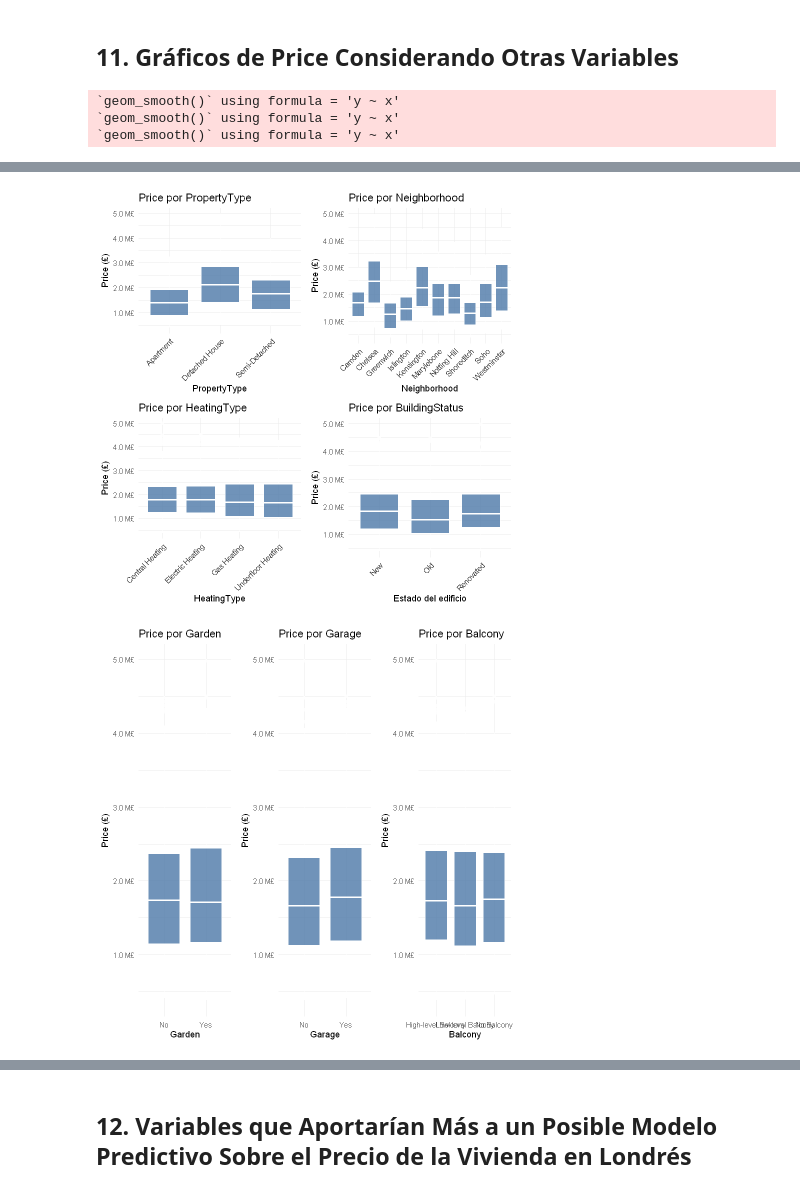
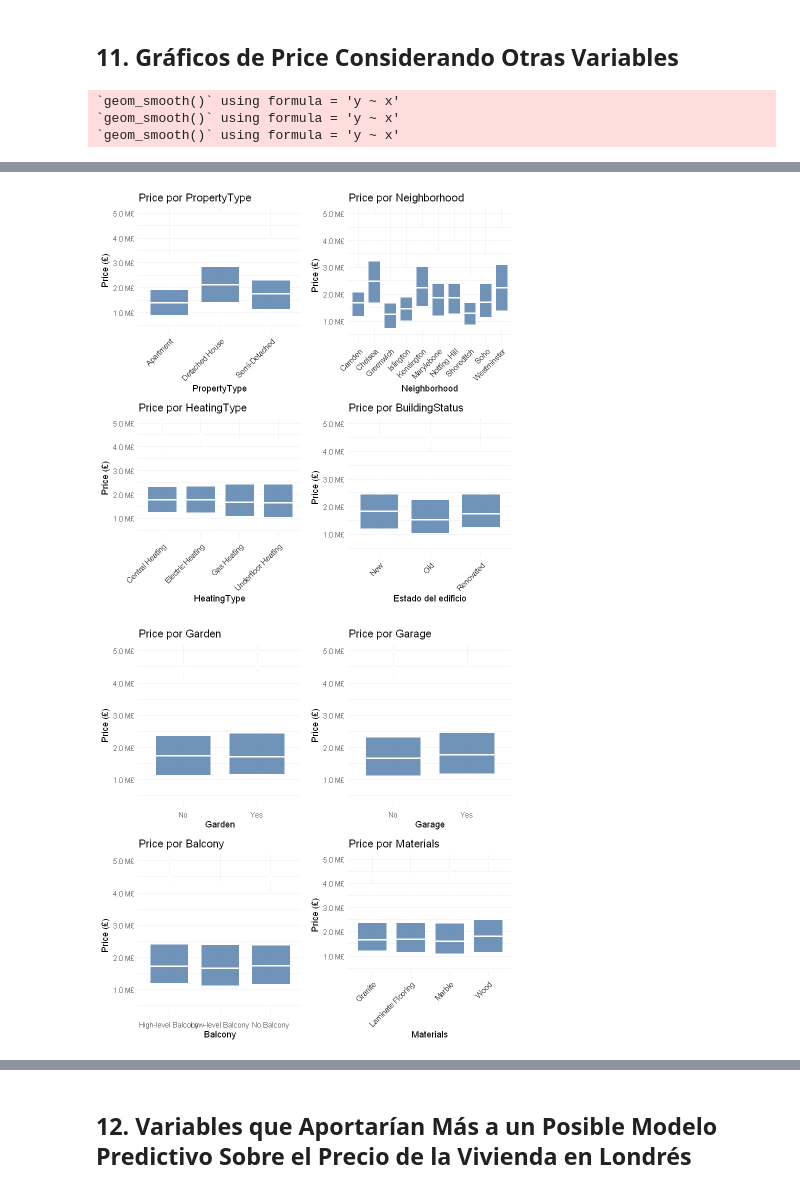
Before and after one commit to carlxngel/entregable-2-Houses-in-london, a Jupyter notebook: Entregable 2 - Houses in London (3).ipynb, the cells around one changed output, grey strips where cells are left out. Drawn from its saved outputs; the diff is of its cells as text; code cells hidden in the pictures.

```diff
--- a/Entregable 2 - Houses in London (3).ipynb
+++ b/Entregable 2 - Houses in London (3).ipynb
@@ -627,35 +606,43 @@ p_garden <- ggplot(london_houses, aes(x = Garden, y = Price)) +
     theme_minimal()
 
 p_garage <- ggplot(london_houses, aes(x = Garage, y = Price)) +
     geom_boxplot(fill = "#4C78A8", color = "white", alpha = 0.8) +
     labs(title = "Price por Garage", x = "Garage", y = "Price (£)") +
     scale_y_continuous(labels = label_number(scale_cut = cut_si("£"), accuracy = 0.1)) +
     theme_minimal()
 
 p_balcony <- ggplot(london_houses, aes(x = Balcony, y = Price)) +
     geom_boxplot(fill = "#4C78A8", color = "white", alpha = 0.8) +
     labs(title = "Price por Balcony", x = "Balcony", y = "Price (£)") +
     scale_y_continuous(labels = label_number(scale_cut = cut_si("£"), accuracy = 0.1)) +
     theme_minimal()
 
 p_status <- ggplot(london_houses, aes(x = BuildingStatus, y = Price)) +
     geom_boxplot(fill = "#4C78A8", color = "white", alpha = 0.8) +
     labs(title = "Price por BuildingStatus", x = "Estado del edificio", y = "Price (£)") +
     scale_y_continuous(labels = label_number(scale_cut = cut_si("£"), accuracy = 0.1)) +
     theme_minimal() +
     theme(axis.text.x = element_text(angle = 45, hjust = 1))
 
+p_material <- ggplot(london_houses, aes(x = Materials, y = Price)) +
+    geom_boxplot(fill = "#4C78A8", color = "white", alpha = 0.8) +
+    labs(title = "Price por Materials", x = "Materials", y = "Price (£)") +
+    scale_y_continuous(labels = label_number(scale_cut = cut_si("£"), accuracy = 0.1)) +
+    theme_minimal() +
+    theme(axis.text.x = element_text(angle = 45, hjust = 1))
+
+
 # Mostrar en varias grillas para mayor claridad
 grid.arrange(p_sq, p_age, p_bed, p_bath, p_floor, ncol = 2)
 grid.arrange(p_type, p_neigh, p_heat, p_status, ncol = 2)
-grid.arrange(p_garden, p_garage, p_balcony, ncol = 3)
+grid.arrange(p_garden, p_garage, p_balcony, p_material, ncol = 2)
 # %% [output]
 `geom_smooth()` using formula = 'y ~ x'
 `geom_smooth()` using formula = 'y ~ x'
 `geom_smooth()` using formula = 'y ~ x'
 [figure]
 [figure]
-[figure, old version]
+[figure, new version]
 # %% [markdown]
 En este apartado se ha realizado un análisis de la variable price teniendo en cuenta todas las demás variables del dataset.
 
```
Also changed, not shown: parts of 8 cells of this notebook, 1 other file.
